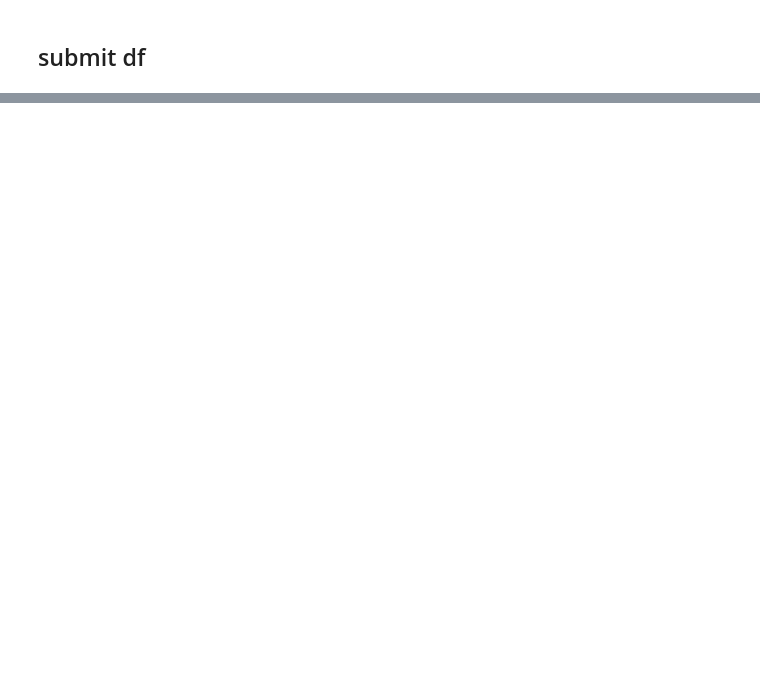
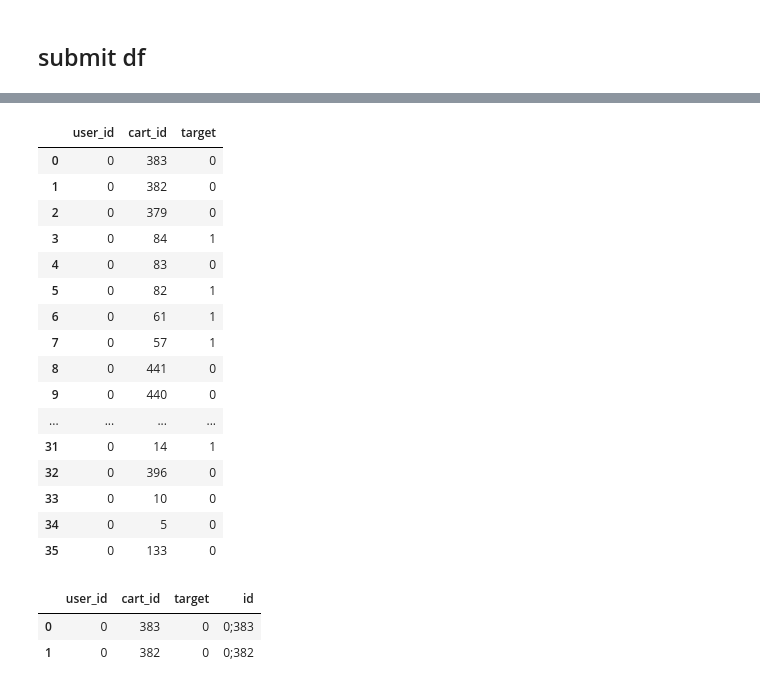
Before and after one commit to kaledinaoksana/SberMarketComp, a Jupyter notebook: main.ipynb, the cells around one changed output, grey strips where cells are left out. Drawn from its saved outputs; the diff is of its cells as text; code cells hidden in the pictures; blank space fills up the shorter version.

```diff
--- a/main.ipynb
+++ b/main.ipynb
@@ -139,21 +215,22 @@ def calculate_recommendations_for_user(userid, model, k, user_item_matrix=user_i
 
     return reccomendation(model, k, userid, user_item_matrix, userid_to_id)
 # %%
-userid = 1
+# userid = 1
 
-ids, scores = calculate_recommendations_for_user(userid, model, k)
+# ids, scores = calculate_recommendations_for_user(userid, model, k)
 
-test_results = pd.DataFrame(columns=['user_id','cart_id','target'])
+# test_results = pd.DataFrame(columns=['user_id','cart_id','target'])
 
-for userid in [userid]:
 
-    ids, scores = calculate_recommendations_for_user(userid, model, k)
+# for userid in [userid]:
 
-    for i in range(k):
-    test_results=pd.concat([pd.DataFrame([
-            {
-                'user_id': userid,
-                'cart_id': cart_id,
-                'target': target
-            }]),
-            test_results],ignore_index=True)
+#     ids, scores = calculate_recommendations_for_user(userid, model, k)
+
+#     for i in range(k):
+#         test_results=pd.concat([pd.DataFrame([
+#             {
+#                 'user_id': userid,
+#                 'cart_id': cart_id,
+#                 'target': target
+#             }]),
+#             test_results],ignore_index=True)
@@ -267,4 +370,31 @@ for userid in users_ids:
             target = 0
             df_test_results=concat_to_df(df_test_results, userid, cart, target)
 # %%
-df_test_results.head(30)
+df_test_results.head(50)
+# %% [output]
+|  | user_id | cart_id | target |
+| 0 | 0 | 383 | 0 |
+| 1 | 0 | 382 | 0 |
+| 2 | 0 | 379 | 0 |
+| 3 | 0 | 84 | 1 |
+| 4 | 0 | 83 | 0 |
+| 5 | 0 | 82 | 1 |
+| 6 | 0 | 61 | 1 |
+| 7 | 0 | 57 | 1 |
+| 8 | 0 | 441 | 0 |
+| 9 | 0 | 440 | 0 |
+| ... | ... | ... | ... |
+| 31 | 0 | 14 | 1 |
+| 32 | 0 | 396 | 0 |
+| 33 | 0 | 10 | 0 |
+| 34 | 0 | 5 | 0 |
+| 35 | 0 | 133 | 0 |
+# %%
+# Соединение значений в двух колонках через точку с запятой
+df_test_results['id'] = df_test_results.apply(lambda row: f"{row['user_id']};{row['cart_id']}", axis=1)
+
+df_test_results.head(2)
+# %% [output]
+|  | user_id | cart_id | target | id |
+| 0 | 0 | 383 | 0 | 0;383 |
+| 1 | 0 | 382 | 0 | 0;382 |
```
Also changed, not shown: parts of 35 cells of this notebook.
